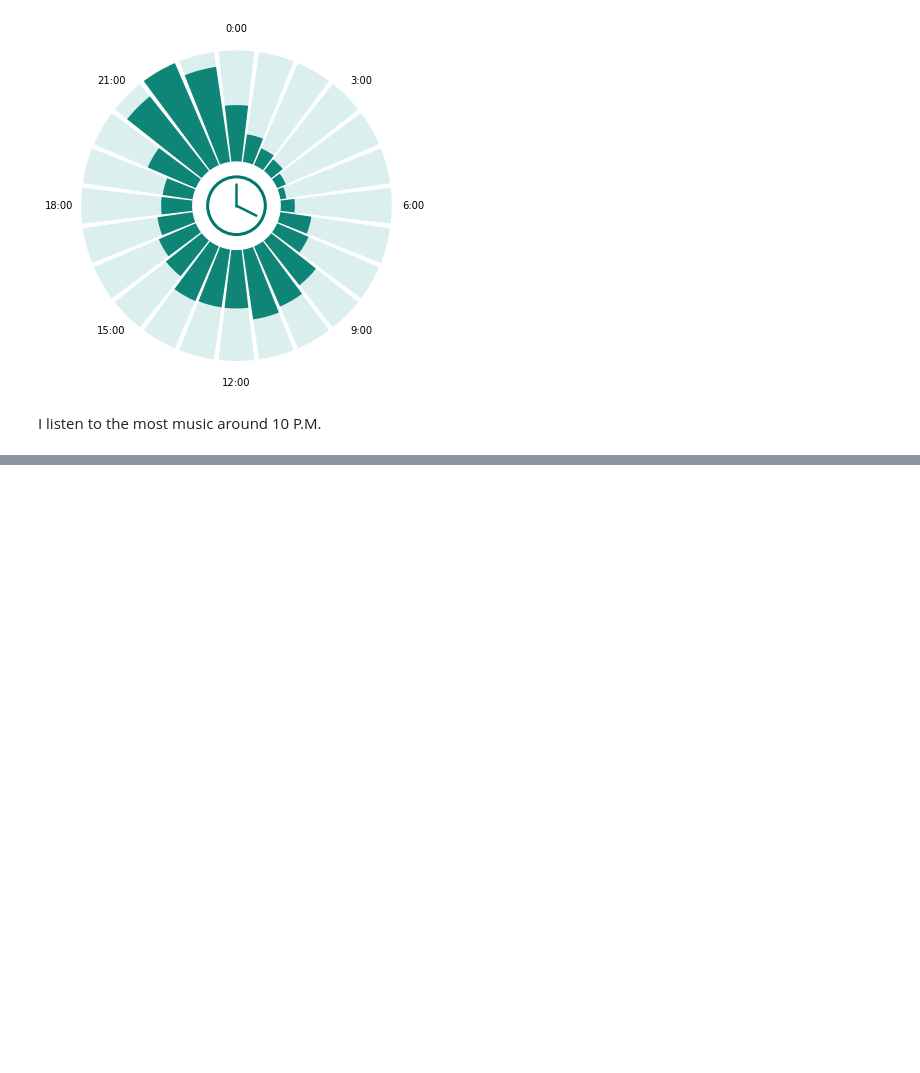
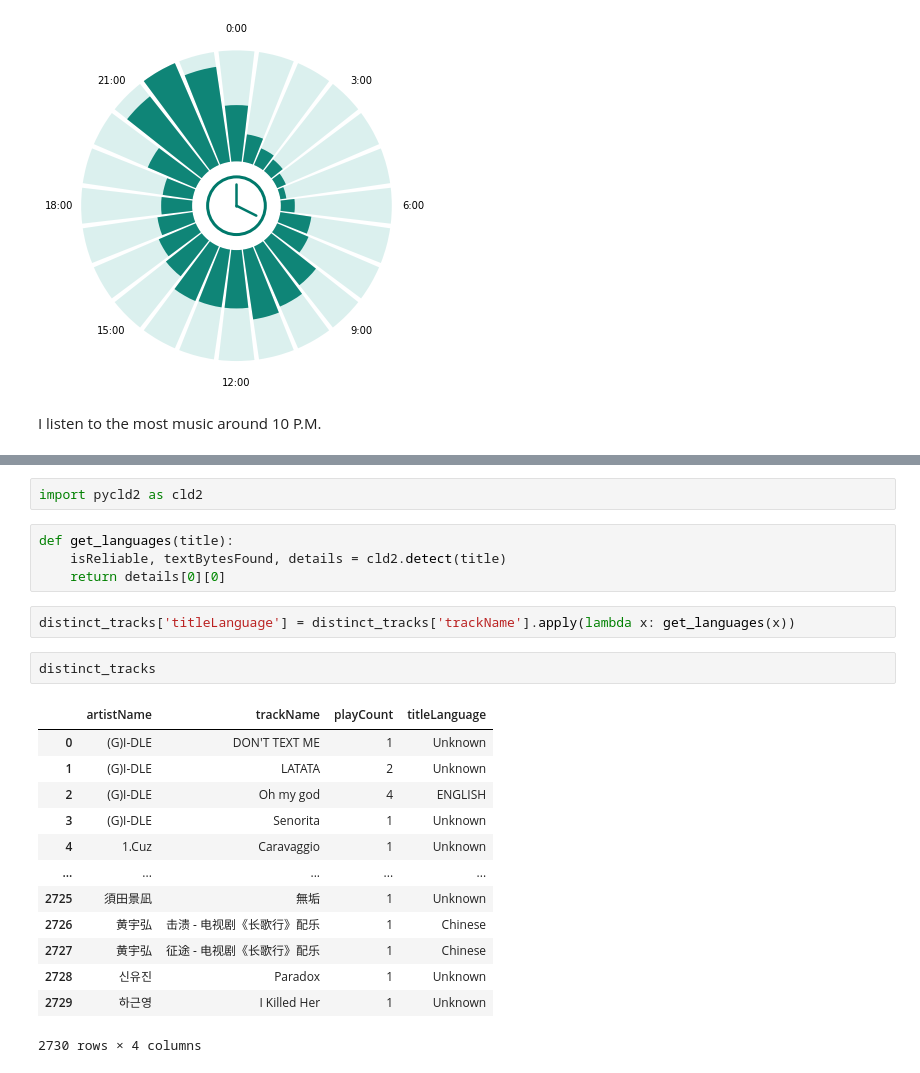
Before and after one commit to YasMME/spotify-data-exploration, a Jupyter notebook: SpotifyStreamingHistory.ipynb, the cells around one changed output, grey strips where cells are left out. Saved outputs shown, nothing was run; the diff lists cells and outputs as text; blank space fills up the shorter version.

```diff
--- a/SpotifyStreamingHistory.ipynb
+++ b/SpotifyStreamingHistory.ipynb
@@ -144,0 +228,24 @@ I listen to the most music around 10 P.M.
+# %%
+import pycld2 as cld2
+# %%
+def get_languages(title):
+    isReliable, textBytesFound, details = cld2.detect(title)
+    return details[0][0]
+# %%
+distinct_tracks['titleLanguage'] = distinct_tracks['trackName'].apply(lambda x: get_languages(x))
+# %%
+distinct_tracks
+# %% [output]
+|  | artistName | trackName | playCount | titleLanguage |
+| 0 | (G)I-DLE | DON'T TEXT ME | 1 | Unknown |
+| 1 | (G)I-DLE | LATATA | 2 | Unknown |
+| 2 | (G)I-DLE | Oh my god | 4 | ENGLISH |
+| 3 | (G)I-DLE | Senorita | 1 | Unknown |
+| 4 | 1.Cuz | Caravaggio | 1 | Unknown |
+| ... | ... | ... | ... | ... |
+| 2725 | 須田景凪 | 無垢 | 1 | Unknown |
+| 2726 | 黄宇弘 | 击溃 - 电视剧《长歌行》配乐 | 1 | Chinese |
+| 2727 | 黄宇弘 | 征途 - 电视剧《长歌行》配乐 | 1 | Chinese |
+| 2728 | 신유진 | Paradox | 1 | Unknown |
+| 2729 | 하근영 | I Killed Her | 1 | Unknown |
+2730 rows × 4 columns
```
Also changed, not shown: parts of 27 cells of this notebook.
